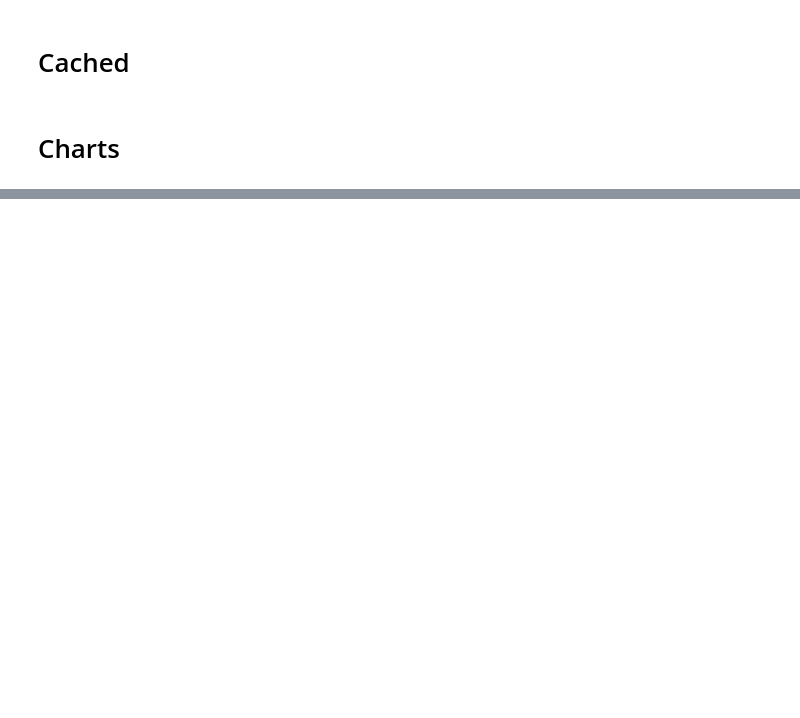
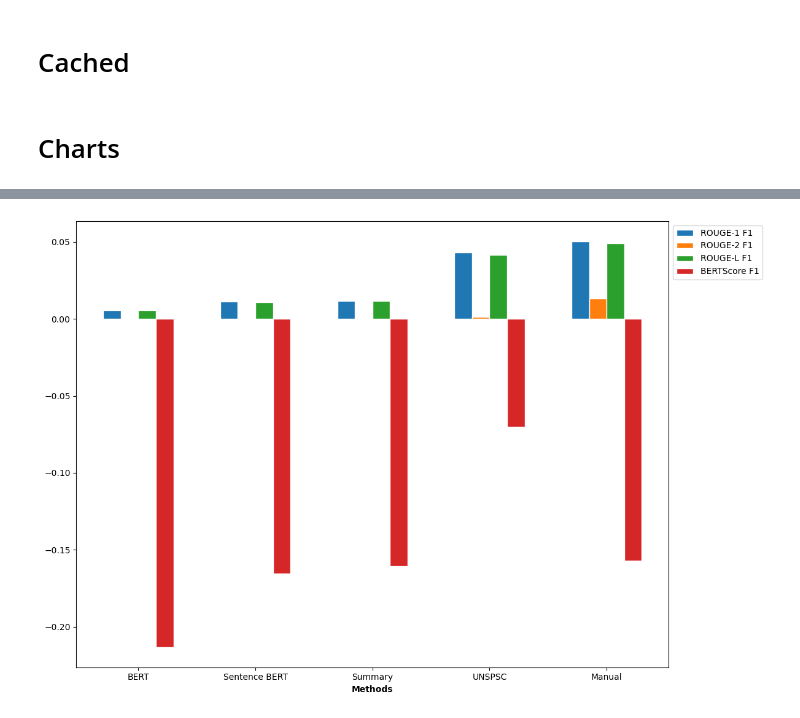
Before and after one commit to Doodem/UWACapstoneG2, a Jupyter notebook: notebooks/Evaluation.ipynb, the cells around one changed output, grey strips where cells are left out. Drawn from its saved outputs; the diff is of its cells as text; code cells hidden in the pictures; blank space fills up the shorter version.

```diff
--- a/notebooks/Evaluation.ipynb
+++ b/notebooks/Evaluation.ipynb
@@ -182,0 +263,46 @@ topic_eval_manual = load_evals("topic_eval_manual.cached.pickle")
+# %%
+def extract_average_metrics(data):
+    """Extracts average metrics from the provided data."""
+    avg_rouge1_f1 = np.mean([entry['rouge-1']['f'] for entry in data['rouge']])
+    avg_rouge2_f1 = np.mean([entry['rouge-2']['f'] for entry in data['rouge']])
+    avg_rougel_f1 = np.mean([entry['rouge-l']['f'] for entry in data['rouge']])
+    avg_bs_f1 = np.mean(data['bs_f1'].numpy())  # Assuming you have PyTorch
+
+    return avg_rouge1_f1, avg_rouge2_f1, avg_rougel_f1, avg_bs_f1
+
+# Extract average metrics for each method
+bert_metrics = extract_average_metrics(topic_eval_bert)
+sentence_bert_metrics = extract_average_metrics(topic_eval_sentence_bert)
+summary_metrics = extract_average_metrics(topic_eval_summary)
+unspsc_metrics = extract_average_metrics(topic_eval_unspsc)
+manual_metrics = extract_average_metrics(topic_eval_manual)
+
+# Data to plot
+n_methods = 5
+f1_scores = [bert_metrics, sentence_bert_metrics, summary_metrics, unspsc_metrics, manual_metrics]
+
+# Create a bar plot
+barWidth = 0.15
+r1 = np.arange(n_methods)
+r2 = [x + barWidth for x in r1]
+r3 = [x + 2*barWidth for x in r1]
+r4 = [x + 3*barWidth for x in r1]
+
+plt.figure(figsize=(12, 8))
+plt.bar(r1, [score[0] for score in f1_scores], width=barWidth, edgecolor='white', label='ROUGE-1 F1')
+plt.bar(r2, [score[1] for score in f1_scores], width=barWidth, edgecolor='white', label='ROUGE-2 F1')
+plt.bar(r3, [score[2] for score in f1_scores], width=barWidth, edgecolor='white', label='ROUGE-L F1')
+plt.bar(r4, [score[3] for score in f1_scores], width=barWidth, edgecolor='white', label='BERTScore F1')
+
+# Add labels
+methods = ['BERT', 'Sentence BERT', 'Summary', 'UNSPSC', 'Manual']
+plt.xlabel('Methods', fontweight='bold')
+plt.xticks([r + 1.5*barWidth for r in range(n_methods)], methods)  # Adjusted tick positioning
+plt.legend(loc='upper left', bbox_to_anchor=(1, 1))
+
+
+# Show the plot
+plt.tight_layout()
+plt.show()
+# %% [output]
+[figure, added]
```
Also changed, not shown: parts of 5 cells of this notebook.
